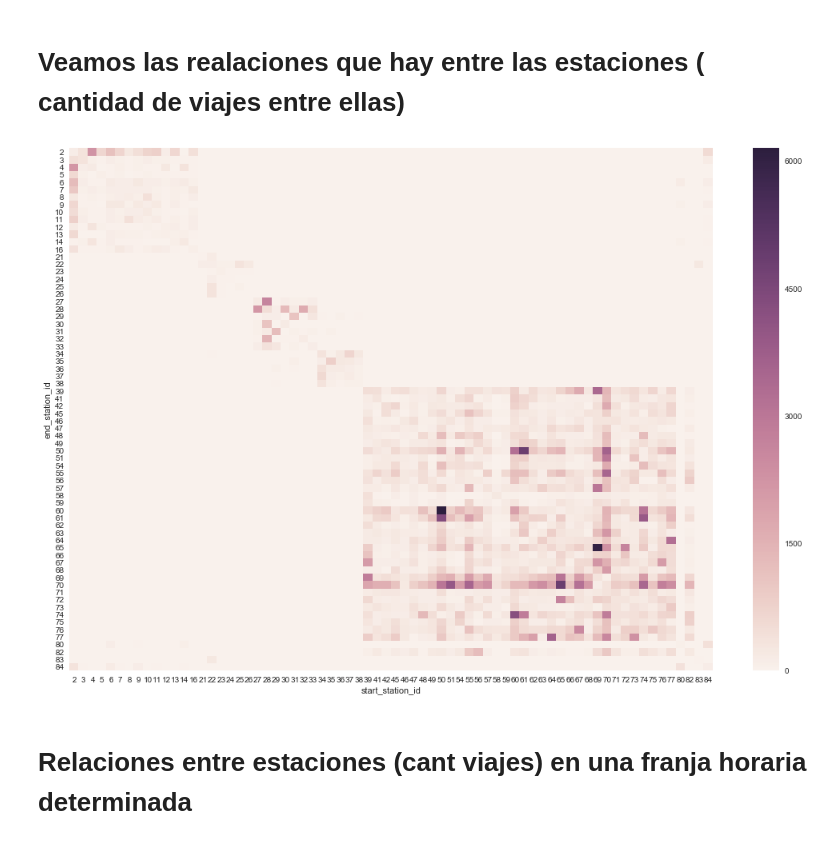
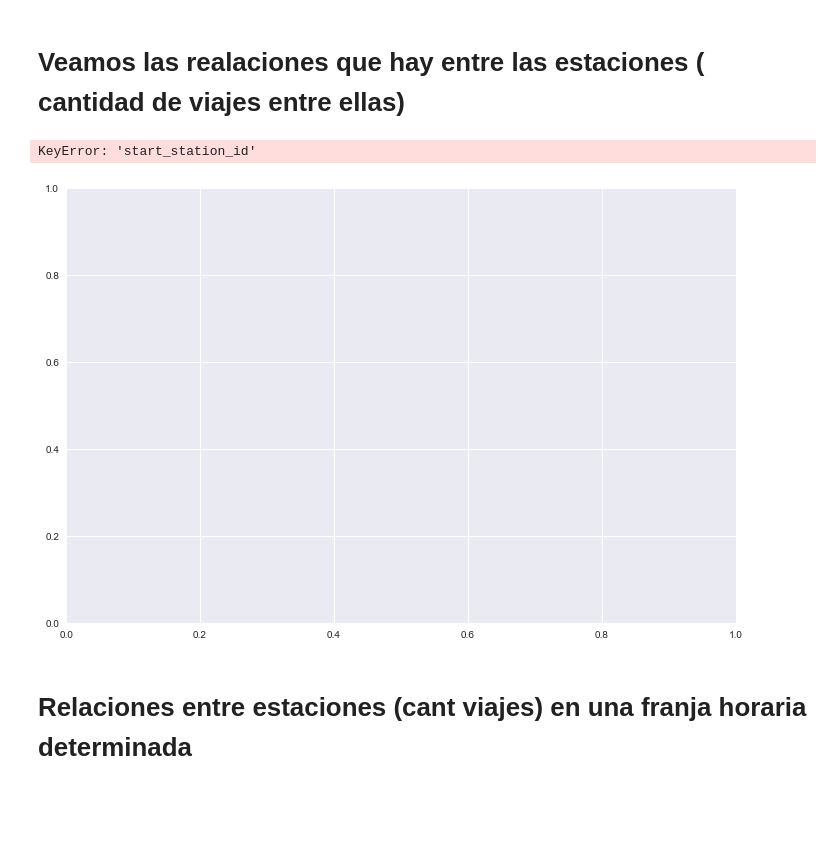
Before and after one commit to Gnahue/sanFranciscoBiclas, a Jupyter notebook: Analisis Exploratorio/TrafficStationAnalisys.ipynb, the cells around one changed output. Drawn from its saved outputs; the diff is of its cells as text; code cells hidden in the pictures; blank space fills up the shorter version.

```diff
--- a/Analisis Exploratorio/TrafficStationAnalisys.ipynb
+++ b/Analisis Exploratorio/TrafficStationAnalisys.ipynb
@@ -110,14 +166,21 @@ from_to = df[df['end_station_id'] == 2].groupby('start_station_id').size()
 # Veamos las realaciones que hay entre las estaciones ( cantidad de viajes entre ellas)
 # %%
 import seaborn as sns
+from pandas.tools.plotting import scatter_matrix
 
 
-fig, ax = plt.subplots(figsize=(18,12))
-
-pd.crosstab(df['end_station_id'],df['start_station_id'])
-sns.heatmap(pd.crosstab(df['end_station_id'],df['start_station_id']));
+#fig, ax = plt.subplots(figsize=(18,12))
+#prueba = df[df.end_station_id < 7]
+#prueba = prueba[prueba.start_station_id < 7]
+#prueba.groupby('start_station_id').count()
+plotArea = pd.crosstab(df['end_station_id'],df['start_station_id'])
+#sns.heatmap(pd.crosstab(df['end_station_id'],df['start_station_id']));
+#scatter_matrix(plotArea, alpha=0.2, figsize=(10, 10), diagonal='kde')
+plotArea.plot.scatter('start_station_id','end_station_id',alpha=0.25,figsize=(12,8));
+#plotArea.plot.area()
 # %% [output]
+KeyError: 'start_station_id'
-[figure, old version]
+[figure, new version]
 # %% [markdown]
 # Relaciones entre estaciones (cant viajes) en una franja horaria determinada
 # %%
```
Also changed, not shown: parts of 12 cells of this notebook.
